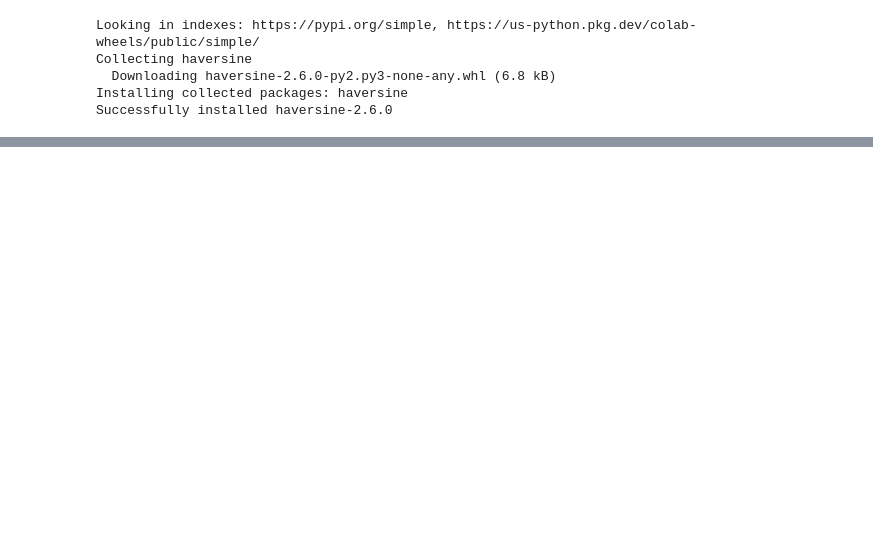
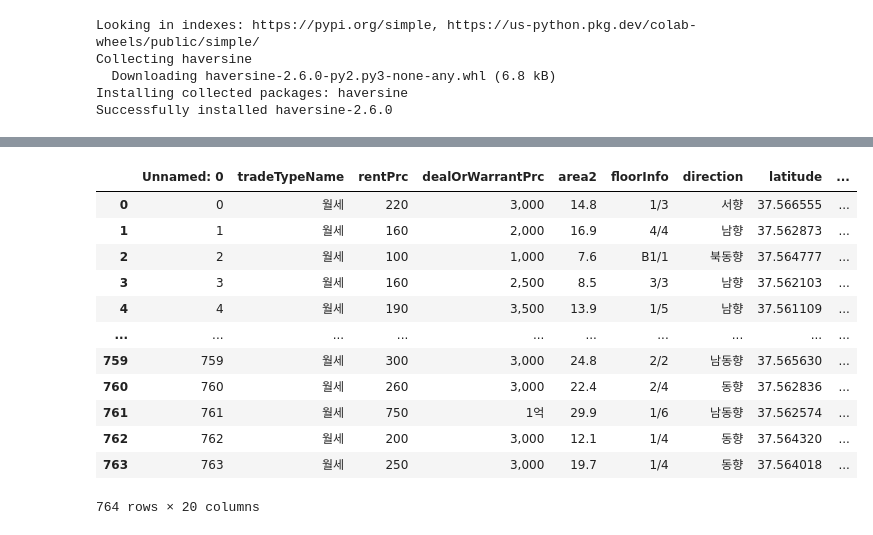
Before and after one commit to sooooomin84/Start_ONE, a Jupyter notebook: sample_dataframe/dataframe.ipynb, the cells around one changed output, grey strips where cells are left out. Cells and saved outputs as stored; diff of their text form; code cells hidden in the pictures; blank space fills up the shorter version.

```diff
--- a/sample_dataframe/dataframe.ipynb
+++ b/sample_dataframe/dataframe.ipynb
@@ -91 +151,24 @@ df_standard
+# %%
+df_standard.columns
+
+df_standard = df_standard[['Unnamed: 0', 'tradeTypeName', 'rentPrc', 'dealOrWarrantPrc', 'area2',
+       'floorInfo', 'direction', 'latitude', 'longitude', 'flow_pop', 'bus_N',
+       'parking_N', 'bicycle_N', 'subway_N', 'kor_N', 'jap_N',
+       'west_N', 'ch_N', 'bake_N', 'cafe_N']]
+
+df_standard
+# %% [output]
+|  | Unnamed: 0 | tradeTypeName | rentPrc | dealOrWarrantPrc | area2 | floorInfo | direction | latitude | ... |
+| 0 | 0 | 월세 | 220 | 3,000 | 14.8 | 1/3 | 서향 | 37.566555 | ... |
+| 1 | 1 | 월세 | 160 | 2,000 | 16.9 | 4/4 | 남향 | 37.562873 | ... |
+| 2 | 2 | 월세 | 100 | 1,000 | 7.6 | B1/1 | 북동향 | 37.564777 | ... |
+| 3 | 3 | 월세 | 160 | 2,500 | 8.5 | 3/3 | 남향 | 37.562103 | ... |
+| 4 | 4 | 월세 | 190 | 3,500 | 13.9 | 1/5 | 남향 | 37.561109 | ... |
+| ... | ... | ... | ... | ... | ... | ... | ... | ... | ... |
+| 759 | 759 | 월세 | 300 | 3,000 | 24.8 | 2/2 | 남동향 | 37.565630 | ... |
+| 760 | 760 | 월세 | 260 | 3,000 | 22.4 | 2/4 | 동향 | 37.562836 | ... |
+| 761 | 761 | 월세 | 750 | 1억 | 29.9 | 1/6 | 남동향 | 37.562574 | ... |
+| 762 | 762 | 월세 | 200 | 3,000 | 12.1 | 1/4 | 동향 | 37.564320 | ... |
+| 763 | 763 | 월세 | 250 | 3,000 | 19.7 | 1/4 | 동향 | 37.564018 | ... |
+764 rows × 20 columns
 # %%
```
Also changed, not shown: parts of 11 cells of this notebook, 6 other files.
